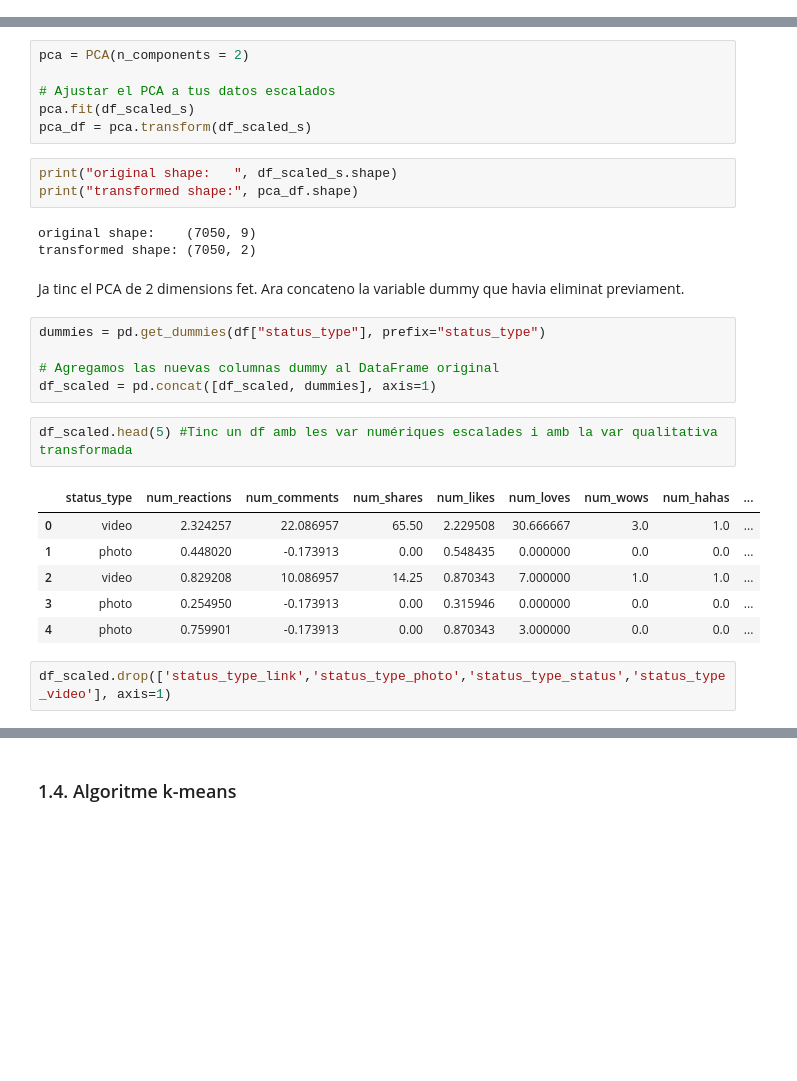
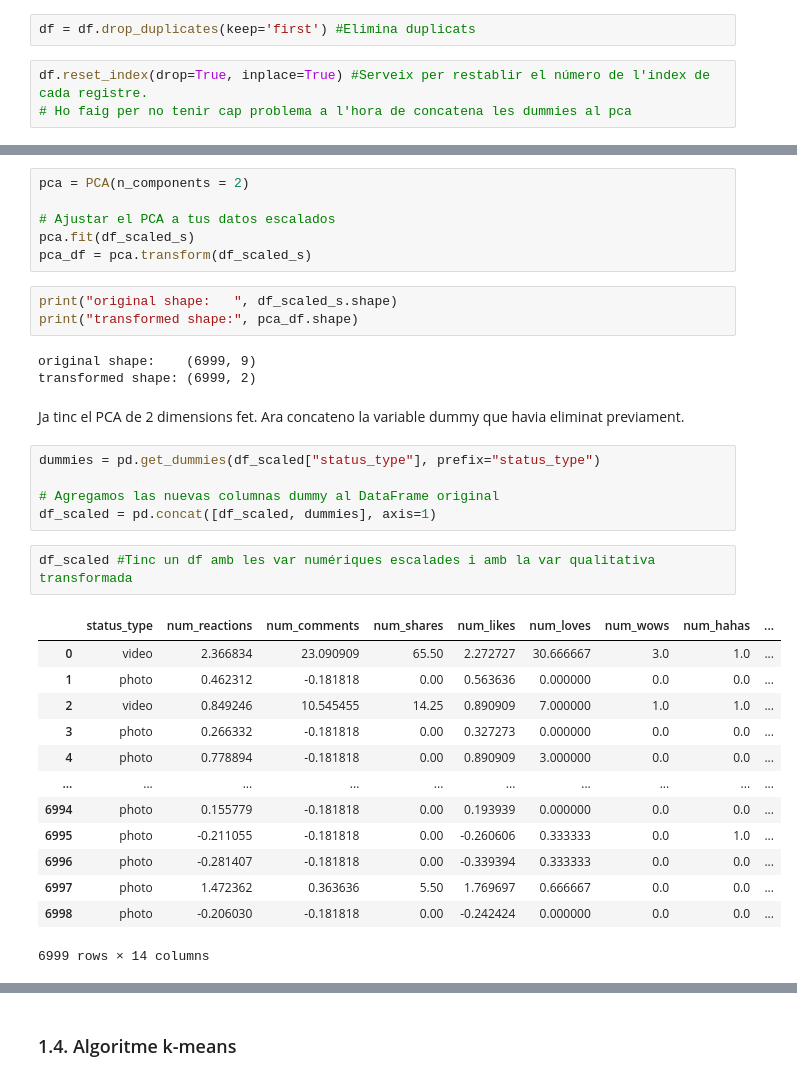
Before and after one commit to MarcosTardy/ML_unsupervised, a Jupyter notebook: S8_T1.ipynb, the cells around one changed output, grey strips where cells are left out. Saved outputs shown, nothing was run; the diff lists cells and outputs as text; blank space fills up the shorter version.

```diff
--- a/S8_T1.ipynb
+++ b/S8_T1.ipynb
@@ -31,3 +51,8 @@ df
+# %%
+df = df.drop_duplicates(keep='first') #Elimina duplicats
+# %%
+df.reset_index(drop=True, inplace=True) #Serveix per restablir el número de l'index de cada registre.
+# Ho faig per no tenir cap problema a l'hora de concatena les dummies al pca
 # %%
 df.dtypes
 # %% [output]
@@ -259,23 +321,28 @@ pca_df = pca.transform(df_scaled_s)
 print("original shape:   ", df_scaled_s.shape)
 print("transformed shape:", pca_df.shape)
 # %% [output]
-original shape:    (7050, 9)
-transformed shape: (7050, 2)
+original shape:    (6999, 9)
+transformed shape: (6999, 2)
 # %% [markdown]
 Ja tinc el PCA de 2 dimensions fet. Ara concateno la variable dummy que havia eliminat previament.
 # %%
-dummies = pd.get_dummies(df["status_type"], prefix="status_type")
+dummies = pd.get_dummies(df_scaled["status_type"], prefix="status_type")
 
 # Agregamos las nuevas columnas dummy al DataFrame original
 df_scaled = pd.concat([df_scaled, dummies], axis=1)
 # %%
-df_scaled.head(5) #Tinc un df amb les var numériques escalades i amb la var qualitativa transformada
+df_scaled #Tinc un df amb les var numériques escalades i amb la var qualitativa transformada
 # %% [output]
 |  | status_type | num_reactions | num_comments | num_shares | num_likes | num_loves | num_wows | num_hahas | ... |
-| 0 | video | 2.324257 | 22.086957 | 65.50 | 2.229508 | 30.666667 | 3.0 | 1.0 | ... |
-| 1 | photo | 0.448020 | -0.173913 | 0.00 | 0.548435 | 0.000000 | 0.0 | 0.0 | ... |
-| 2 | video | 0.829208 | 10.086957 | 14.25 | 0.870343 | 7.000000 | 1.0 | 1.0 | ... |
-| 3 | photo | 0.254950 | -0.173913 | 0.00 | 0.315946 | 0.000000 | 0.0 | 0.0 | ... |
-| 4 | photo | 0.759901 | -0.173913 | 0.00 | 0.870343 | 3.000000 | 0.0 | 0.0 | ... |
+| 0 | video | 2.366834 | 23.090909 | 65.50 | 2.272727 | 30.666667 | 3.0 | 1.0 | ... |
+| 1 | photo | 0.462312 | -0.181818 | 0.00 | 0.563636 | 0.000000 | 0.0 | 0.0 | ... |
+| 2 | video | 0.849246 | 10.545455 | 14.25 | 0.890909 | 7.000000 | 1.0 | 1.0 | ... |
+| 3 | photo | 0.266332 | -0.181818 | 0.00 | 0.327273 | 0.000000 | 0.0 | 0.0 | ... |
+| 4 | photo | 0.778894 | -0.181818 | 0.00 | 0.890909 | 3.000000 | 0.0 | 0.0 | ... |
+| ... | ... | ... | ... | ... | ... | ... | ... | ... | ... |
+| 6994 | photo | 0.155779 | -0.181818 | 0.00 | 0.193939 | 0.000000 | 0.0 | 0.0 | ... |
+| 6995 | photo | -0.211055 | -0.181818 | 0.00 | -0.260606 | 0.333333 | 0.0 | 1.0 | ... |
+| 6996 | photo | -0.281407 | -0.181818 | 0.00 | -0.339394 | 0.333333 | 0.0 | 0.0 | ... |
+| 6997 | photo | 1.472362 | 0.363636 | 5.50 | 1.769697 | 0.666667 | 0.0 | 0.0 | ... |
+| 6998 | photo | -0.206030 | -0.181818 | 0.00 | -0.242424 | 0.000000 | 0.0 | 0.0 | ... |
+6999 rows × 14 columns
-# %%
-df_scaled.drop(['status_type_link','status_type_photo','status_type_status','status_type_video'], axis=1)
```
Also changed, not shown: parts of 21 cells of this notebook.
